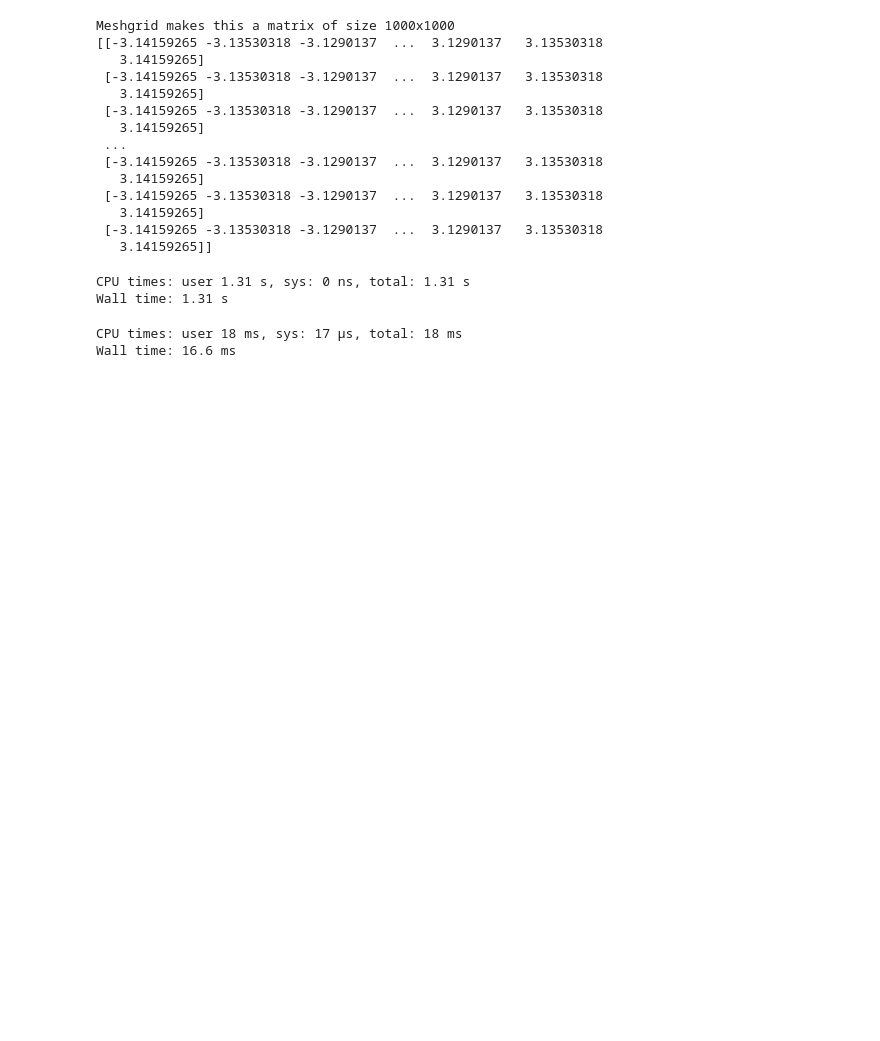
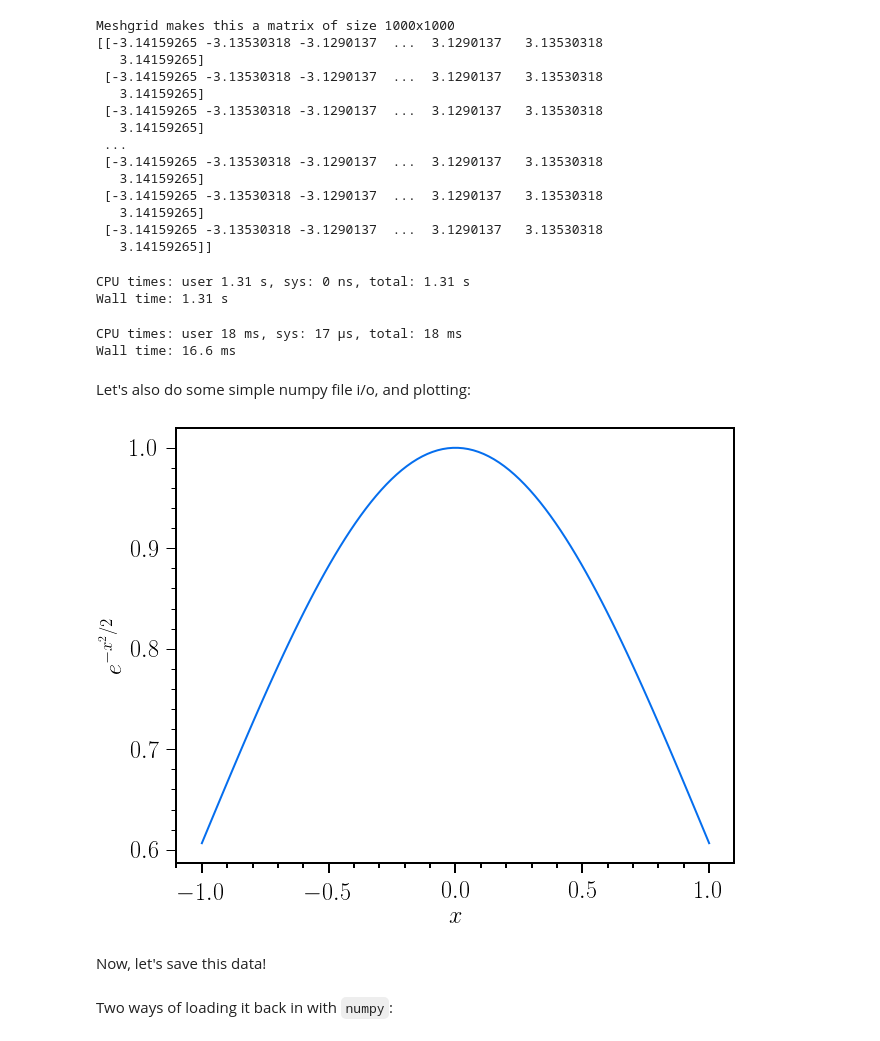
Before and after one commit to bernardinelli/python_workshop_penn, a Jupyter notebook: Numpy basics.ipynb, the cells around one changed output. Saved outputs shown, nothing was run; the diff lists cells and outputs as text; code cells hidden in the pictures; blank space fills up the shorter version.

```diff
--- a/Numpy basics.ipynb
+++ b/Numpy basics.ipynb
@@ -135,3 +135,9 @@ c = np.cos(plane)
 # %% [output]
 CPU times: user 18 ms, sys: 17 µs, total: 18 ms
 Wall time: 16.6 ms
+# %% [markdown]
+Let's also do some simple numpy file i/o, and plotting:
+# %%
+x = np.linspace(-1,1, 100)
+
+gauss = np.exp(-x**2/2)
@@ -137,0 +146,9 @@ Wall time: 16.6 ms
+# %%
+pl.plot(x, gauss)
+pl.xlabel(r'$x$')
+pl.ylabel(r'$e^{-x^2/2}$')
+pl.show()
+# %% [output]
+[figure, added]
+# %% [markdown]
+Now, let's save this data!
@@ -137,0 +157,2 @@ Wall time: 16.6 ms
+# %% [markdown]
+Two ways of loading it back in with `numpy`:
```
Also changed, not shown: parts of 4 cells of this notebook, 5 other files.
